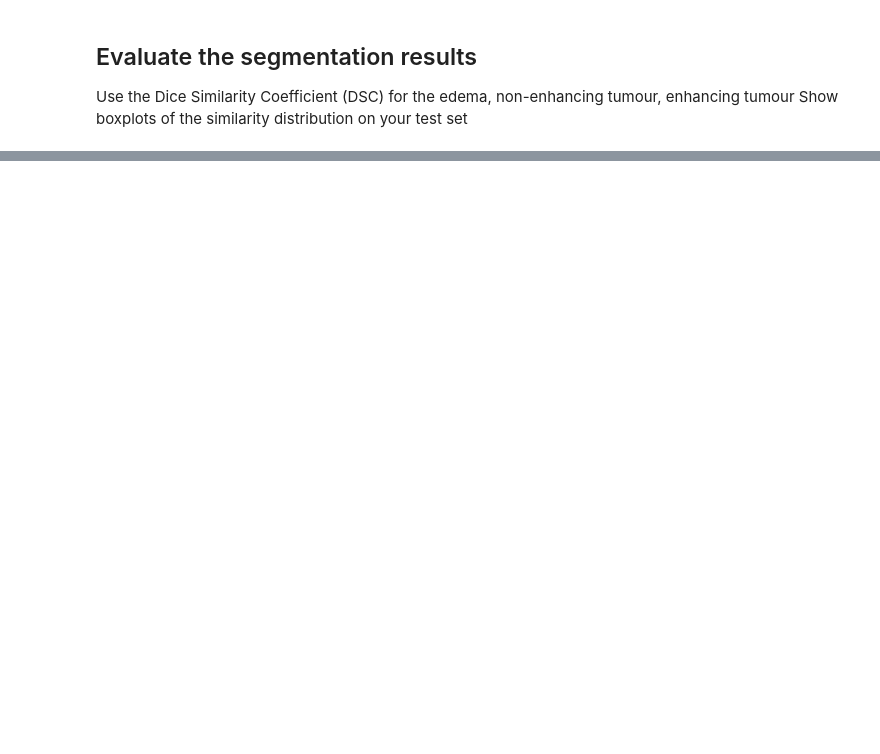
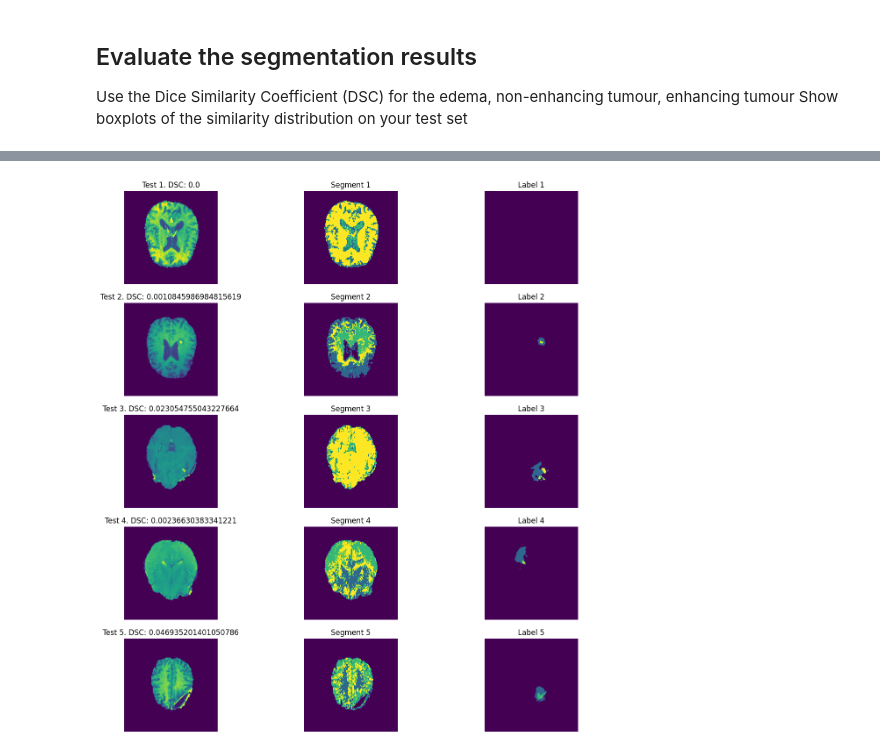
Before and after one commit to dedetheprogrammer/vision22-23, a Jupyter notebook: vc_practica3/practica3_735976_780131.ipynb, the cells around one changed output, grey strips where cells are left out. Drawn from its saved outputs; the diff is of its cells as text; code cells hidden in the pictures; blank space fills up the shorter version.

```diff
--- a/vc_practica3/practica3_735976_780131.ipynb
+++ b/vc_practica3/practica3_735976_780131.ipynb
@@ -577,0 +645,73 @@ plt.show()
+# %%
+### Insert your code ###
+
+def kmeans(image, k):
+  origin = (image.shape[0]//2, image.shape[1]//2)
+  mu  = np.zeros(k)
+  c0  = np.zeros(image.shape)
+  cf  = np.ones(image.shape)
+  # Inicialización de los centroides
+  # - Primer centroide
+  mu[0] = 0
+  # - Centroides restantes
+  for i in range(1,k):
+    x = random.randint(0, image.shape[0] - 1)
+    y = random.randint(0, image.shape[1] - 1)
+    while np.any(mu == image[x][y]) or \
+      (x < (origin[0]-3*image.shape[0]//4) or x > (origin[0]+3*image.shape[0]//4)) or \
+      (y < (origin[1]-image.shape[1]//2) or y > (origin[1]+image.shape[1]//2)):
+      x = random.randint(0, image.shape[0] - 1)
+      y = random.randint(0, image.shape[1] - 1)
+    mu[i] = image[x][y]
+
+  # Recalculo de los centroides
+  while not np.array_equal(c0, cf):
+    # Backup de los clusters en la iteración anterior
+    cf = c0
+    # Actualización de los clusters
+    euc = np.zeros(k)
+    for i in range(image.shape[0]):
+      for j in range(image.shape[1]):
+        for l in range(k):
+          euc[l] = np.linalg.norm(image[i][j] - mu[l])
+        c0[i][j] = np.argmin(euc)
+    # Recalculo de los centroides
+    for i in range(k):
+      points = np.argwhere(c0 == i)
+      if (len(points) > 0):
+        mu[i] = np.mean(image[points[:,0], points[:,1]])
+
+  return c0, mu
+
+segments = []
+for image in images:
+  c, _ = kmeans(image[0], 4)
+  segments.append(c)
+
+# Calculate DSC of each batch image
+dsc_batch = np.zeros(len(segments))
+for i in range(0,5):
+  dsc_batch[i] = dsc(np.array(segments[i]), labels[i])
+
+# Visualise the image, thresholding segmentation and manual segmentation
+fig, axes = plt.subplots(5, 3, figsize=(15, 16))
+for i, image in enumerate(images):
+    axes[i, 0].imshow(images[i].squeeze())
+    axes[i, 0].set_title(f'Test {i+1}. DSC: {dsc_batch[i]}')
+    axes[i, 0].axis('off')
+
+    axes[i, 1].imshow(segments[i])
+
+    axes[i, 1].set_title('Segment {}'.format(i+1))
+    axes[i, 1].axis('off')
+
+    axes[i, 2].imshow(labels[i].squeeze())
+    axes[i, 2].set_title('Label {}'.format(i+1))
+    axes[i, 2].axis('off')
+
+# Show the plot
+plt.show()
+
+### End of your code ###
+# %% [output]
+[figure, added]
```
Also changed, not shown: parts of 7 cells of this notebook.
